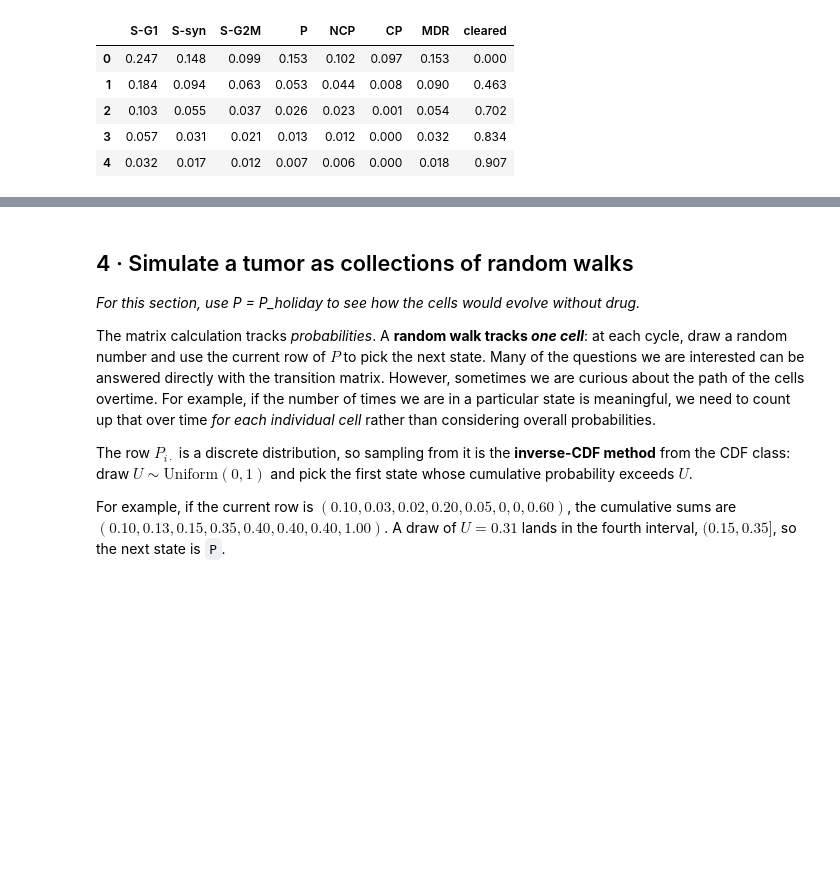
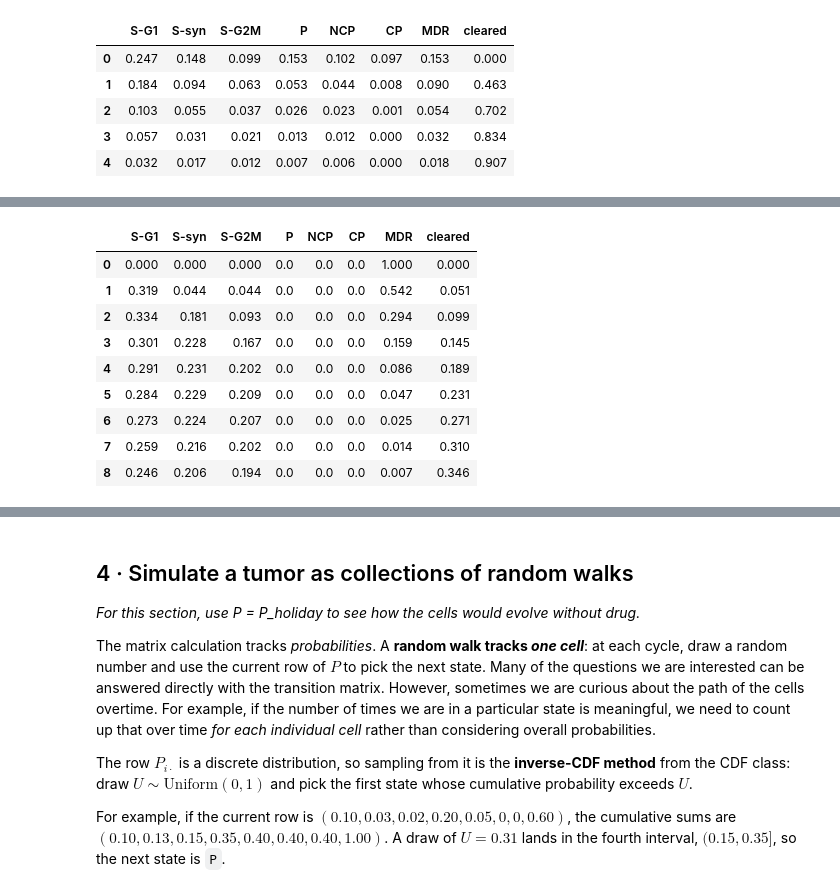
Before and after one commit to sayuri005/uu_markov, a Jupyter notebook: lab_2/Lab09_markov_chain_cells.ipynb, the cells around one changed output, grey strips where cells are left out. Drawn from its saved outputs; the diff is of its cells as text; code cells hidden in the pictures; blank space fills up the shorter version.

```diff
--- a/lab_2/Lab09_markov_chain_cells.ipynb
+++ b/lab_2/Lab09_markov_chain_cells.ipynb
@@ -496,0 +595,15 @@ pd.DataFrame(traj, columns=OUTCOMES).round(3)
+# %%
+basis('MDR', P_hat)
+traj = evolve(basis('MDR',P_hat), P_osi, 8)
+pd.DataFrame(traj, columns=OUTCOMES).round(3)
+# %% [output]
+|  | S-G1 | S-syn | S-G2M | P | NCP | CP | MDR | cleared |
+| 0 | 0.000 | 0.000 | 0.000 | 0.0 | 0.0 | 0.0 | 1.000 | 0.000 |
+| 1 | 0.319 | 0.044 | 0.044 | 0.0 | 0.0 | 0.0 | 0.542 | 0.051 |
+| 2 | 0.334 | 0.181 | 0.093 | 0.0 | 0.0 | 0.0 | 0.294 | 0.099 |
+| 3 | 0.301 | 0.228 | 0.167 | 0.0 | 0.0 | 0.0 | 0.159 | 0.145 |
+| 4 | 0.291 | 0.231 | 0.202 | 0.0 | 0.0 | 0.0 | 0.086 | 0.189 |
+| 5 | 0.284 | 0.229 | 0.209 | 0.0 | 0.0 | 0.0 | 0.047 | 0.231 |
+| 6 | 0.273 | 0.224 | 0.207 | 0.0 | 0.0 | 0.0 | 0.025 | 0.271 |
+| 7 | 0.259 | 0.216 | 0.202 | 0.0 | 0.0 | 0.0 | 0.014 | 0.310 |
+| 8 | 0.246 | 0.206 | 0.194 | 0.0 | 0.0 | 0.0 | 0.007 | 0.346 |
```
Also changed, not shown: parts of 16 cells of this notebook.
